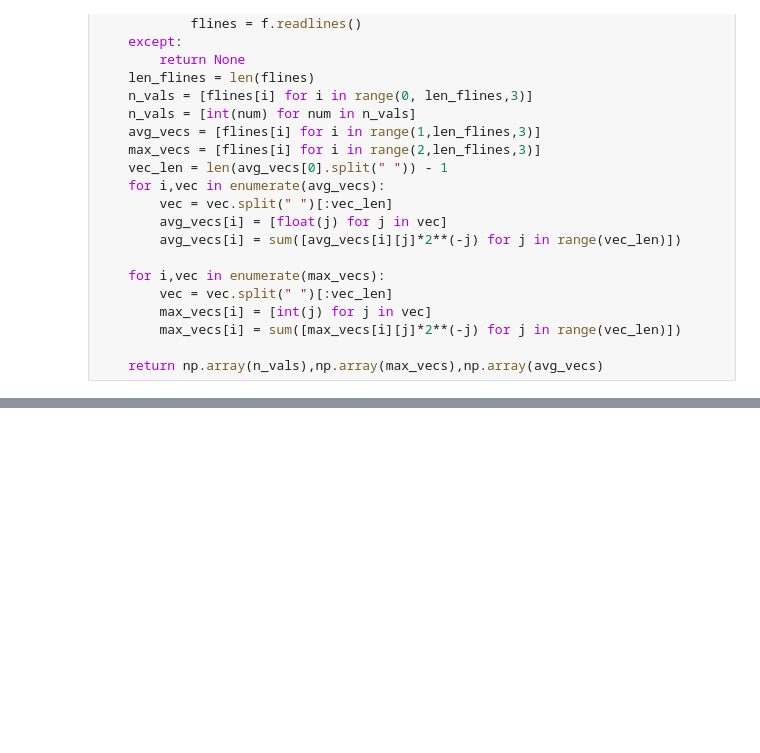
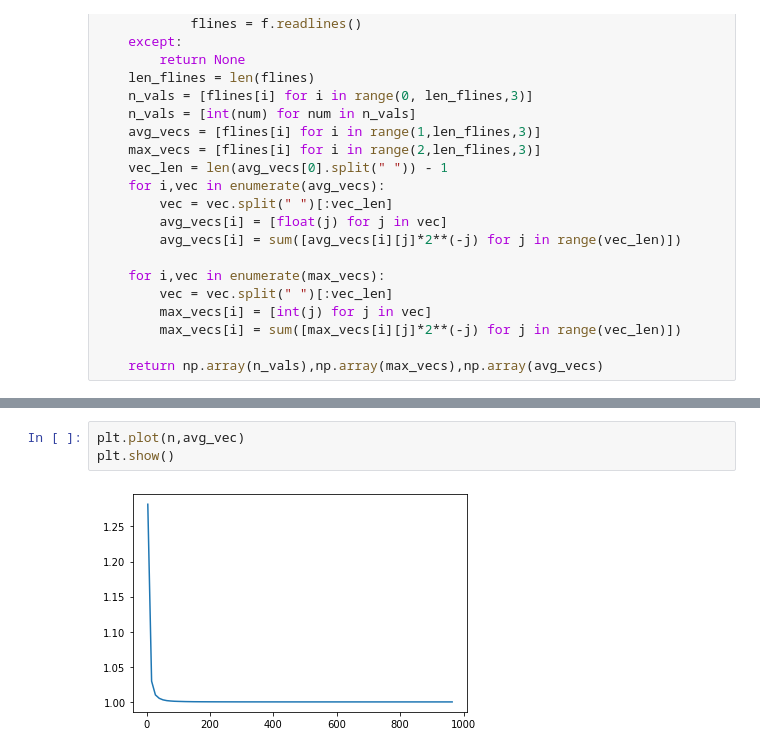
Before and after one commit to itai953/Project, a Jupyter notebook: plotter.ipynb, the cells around one changed output, grey strips where cells are left out. Saved outputs shown, nothing was run; the diff lists cells and outputs as text; blank space fills up the shorter version.

```diff
--- a/plotter.ipynb
+++ b/plotter.ipynb
@@ -35,0 +45,5 @@ plt.show()
+# %%
+plt.plot(n,avg_vec)
+plt.show()
+# %% [output]
+[figure, added]
```
Also changed, not shown: parts of 4 cells of this notebook, 1 other file.
